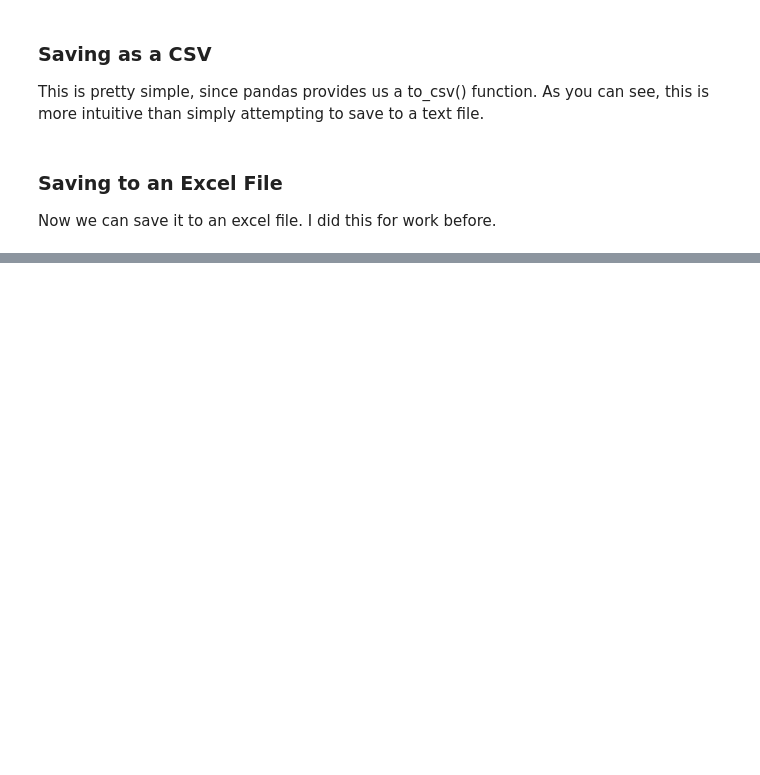
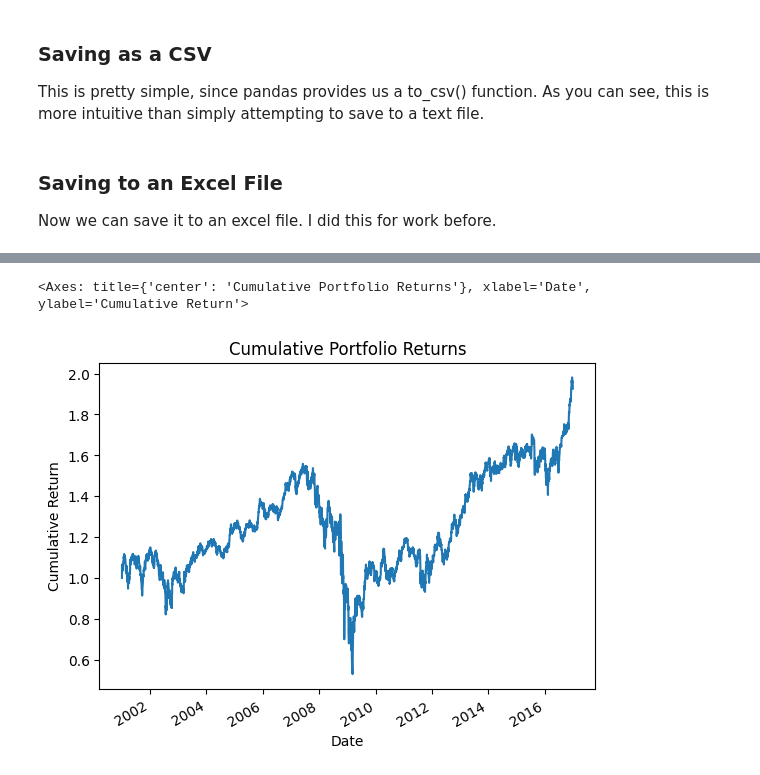
Before and after one commit to leoouyang781/Test-Repository, a Jupyter notebook: Python-For-Finance-2nd-Edition/Chapter 6.ipynb, the cells around one changed output, grey strips where cells are left out. Drawn from its saved outputs; the diff is of its cells as text; code cells hidden in the pictures; blank space fills up the shorter version.

```diff
--- a/Python-For-Finance-2nd-Edition/Chapter 6.ipynb
+++ b/Python-For-Finance-2nd-Edition/Chapter 6.ipynb
@@ -333,0 +348,24 @@ df.to_excel('msft.xlsx', sheet_name='IBM')
+# %%
+Value = 1000 # We start with $1000 and split this up between the stocks.
+
+# Date's from 2001 to the end of 2016
+begdate=datetime.datetime(2001,1,1)
+enddate=datetime.datetime(2016,12,31)
+
+ticker = ['WMT','IBM','C','MSFT','GOOG','DELL']
+
+
+# Initialize an empty list to store individual DataFrames
+dfs = []
+
+# Download data for each stock
+for symbol in ticker:
+    data = yf.download(symbol, start=begdate, end=enddate)
+    data["symbol"] = symbol
+    dfs.append(data)
+
+# Combine individual DataFrames into a single DataFrame
+all_df = pd.concat(dfs, ignore_index=False)
+
+# Display the first few rows of the combined DataFrame
+all_df.tail()
@@ -333,0 +386,19 @@ df.to_excel('msft.xlsx', sheet_name='IBM')
+# %%
+portfolio_weights = {'WMT': 0.2, 'IBM': 0.1, 'C': 0.3, 'MSFT': 0.1, 'GOOG': 0.1, 'DELL':0.2}
+
+all_df['Daily Return'] = all_df.groupby('symbol')['Adj Close'].pct_change()
+
+# Multiply returns by weights
+all_df['Weighted Return'] = all_df['Daily Return'] * all_df['symbol'].map(portfolio_weights)
+
+# Calculate portfolio return
+portfolio_return = all_df.groupby(all_df.index)['Weighted Return'].sum()
+
+# Calculate cumulative returns
+cumulative_return = (1 + portfolio_return).cumprod()
+
+# Plot cumulative returns
+cumulative_return.plot(title='Cumulative Portfolio Returns', ylabel='Cumulative Return')
+# %% [output]
+<Axes: title={'center': 'Cumulative Portfolio Returns'}, xlabel='Date', ylabel='Cumulative Return'>
+[figure, added]
```
Also changed, not shown: parts of 8 cells of this notebook, 6 other files.
